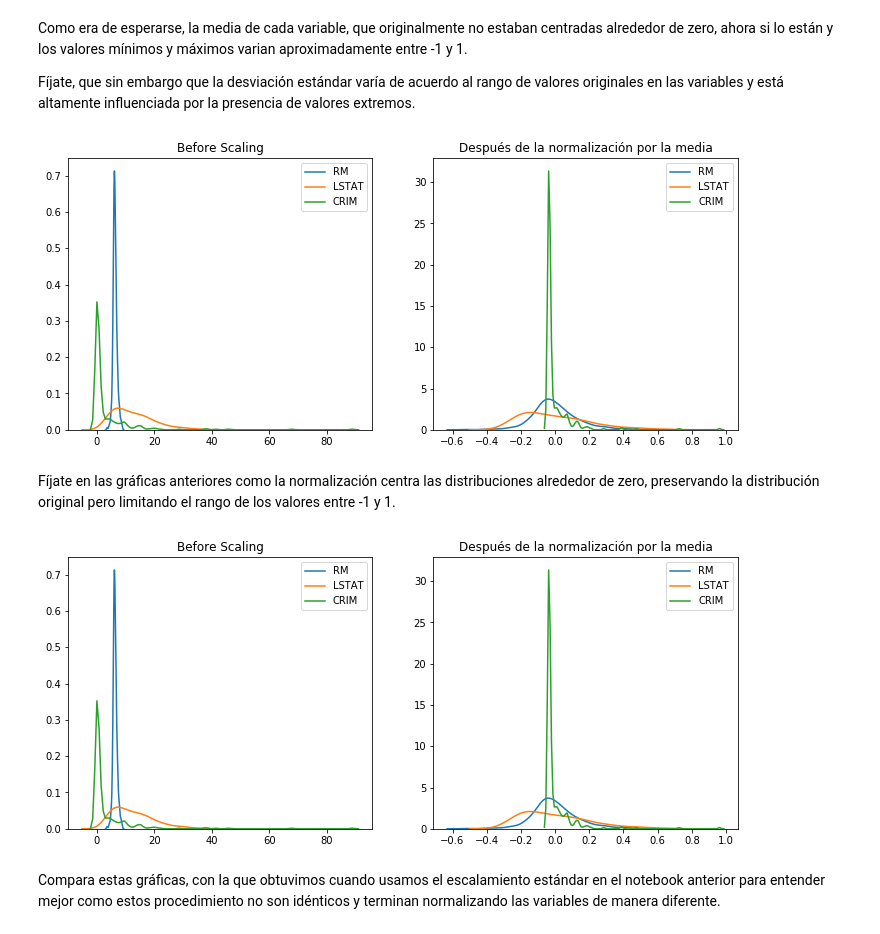
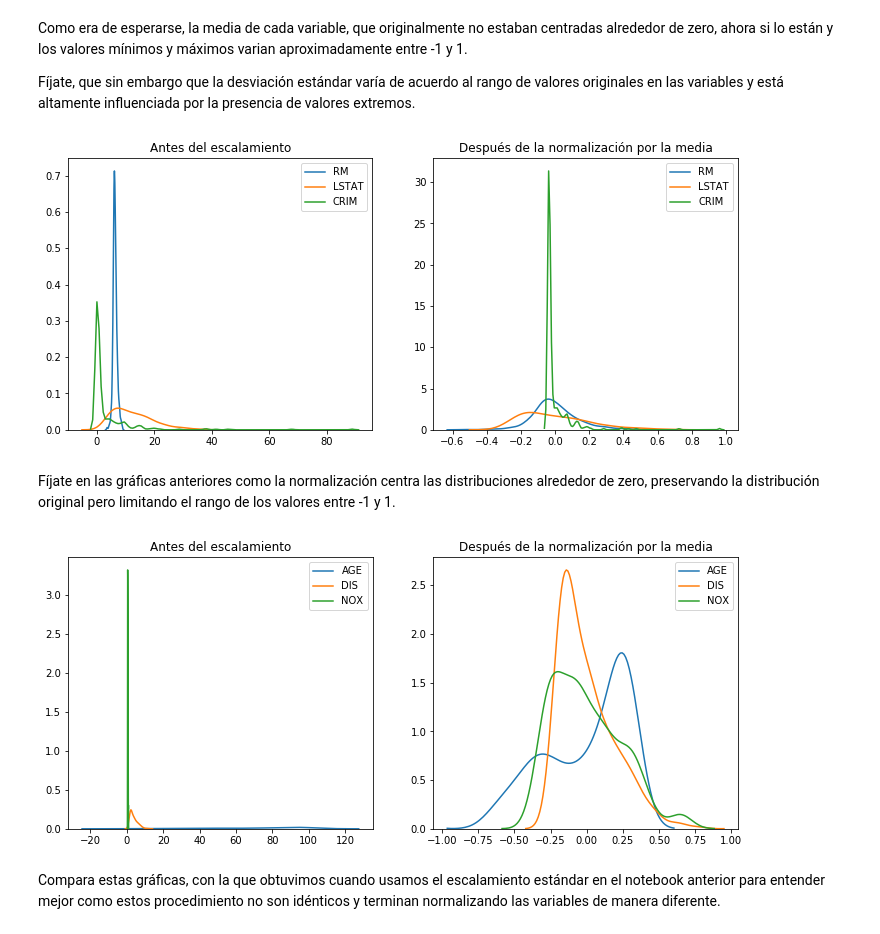
Before and after one commit to solegalli/ingenieria-de-variables, a Jupyter notebook: Section-10-Escalamiento-Variables/10.02-Escalamiento-por-la-media .ipynb, the cells around one changed output. Saved outputs shown, nothing was run; the diff lists cells and outputs as text; code cells hidden in the pictures.

```diff
--- a/Section-10-Escalamiento-Variables/10.02-Escalamiento-por-la-media .ipynb
+++ b/Section-10-Escalamiento-Variables/10.02-Escalamiento-por-la-media .ipynb
@@ -263,7 +263,6 @@ fig, (ax1, ax2) = plt.subplots(ncols=2, figsize=(12, 5))
 
 # antes de la normalización
 ax1.set_title('Antes del escalamiento')
-ax1.set_title('Before Scaling')
 sns.kdeplot(X_train['RM'], ax=ax1)
 sns.kdeplot(X_train['LSTAT'], ax=ax1)
 sns.kdeplot(X_train['CRIM'], ax=ax1)
@@ -275,29 +274,28 @@ sns.kdeplot(X_train_scaled['LSTAT'], ax=ax2)
 sns.kdeplot(X_train_scaled['CRIM'], ax=ax2)
 plt.show()
 # %% [output]
-[figure, old version]
+[figure, new version]
 # %% [markdown]
 Fíjate en las gráficas anteriores como la normalización centra las distribuciones alrededor de zero, preservando la distribución original pero limitando el rango de los valores entre -1 y 1.
 # %%
 # comparemos la distribución de las variables
 # antes y despues del escalamiento
 fig, (ax1, ax2) = plt.subplots(ncols=2, figsize=(12, 5))
 
 # antes de la normalización
 ax1.set_title('Antes del escalamiento')
-ax1.set_title('Before Scaling')
-sns.kdeplot(X_train['RM'], ax=ax1)
-sns.kdeplot(X_train['LSTAT'], ax=ax1)
-sns.kdeplot(X_train['CRIM'], ax=ax1)
+sns.kdeplot(X_train['AGE'], ax=ax1)
+sns.kdeplot(X_train['DIS'], ax=ax1)
+sns.kdeplot(X_train['NOX'], ax=ax1)
 
 # después de la normalización
 ax2.set_title('Después de la normalización por la media')
-sns.kdeplot(X_train_scaled['RM'], ax=ax2)
-sns.kdeplot(X_train_scaled['LSTAT'], ax=ax2)
-sns.kdeplot(X_train_scaled['CRIM'], ax=ax2)
+sns.kdeplot(X_train_scaled['AGE'], ax=ax2)
+sns.kdeplot(X_train_scaled['DIS'], ax=ax2)
+sns.kdeplot(X_train_scaled['NOX'], ax=ax2)
 plt.show()
 # %% [output]
-[figure, old version]
+[figure, new version]
 # %% [markdown]
 Compara estas gráficas, con la que obtuvimos cuando usamos el escalamiento estándar en el notebook anterior para entender mejor como estos procedimiento no son idénticos y terminan normalizando las variables de manera diferente.
 # %% [markdown]
```
Also changed, not shown: parts of 1 cell of this notebook, 8 other files.
